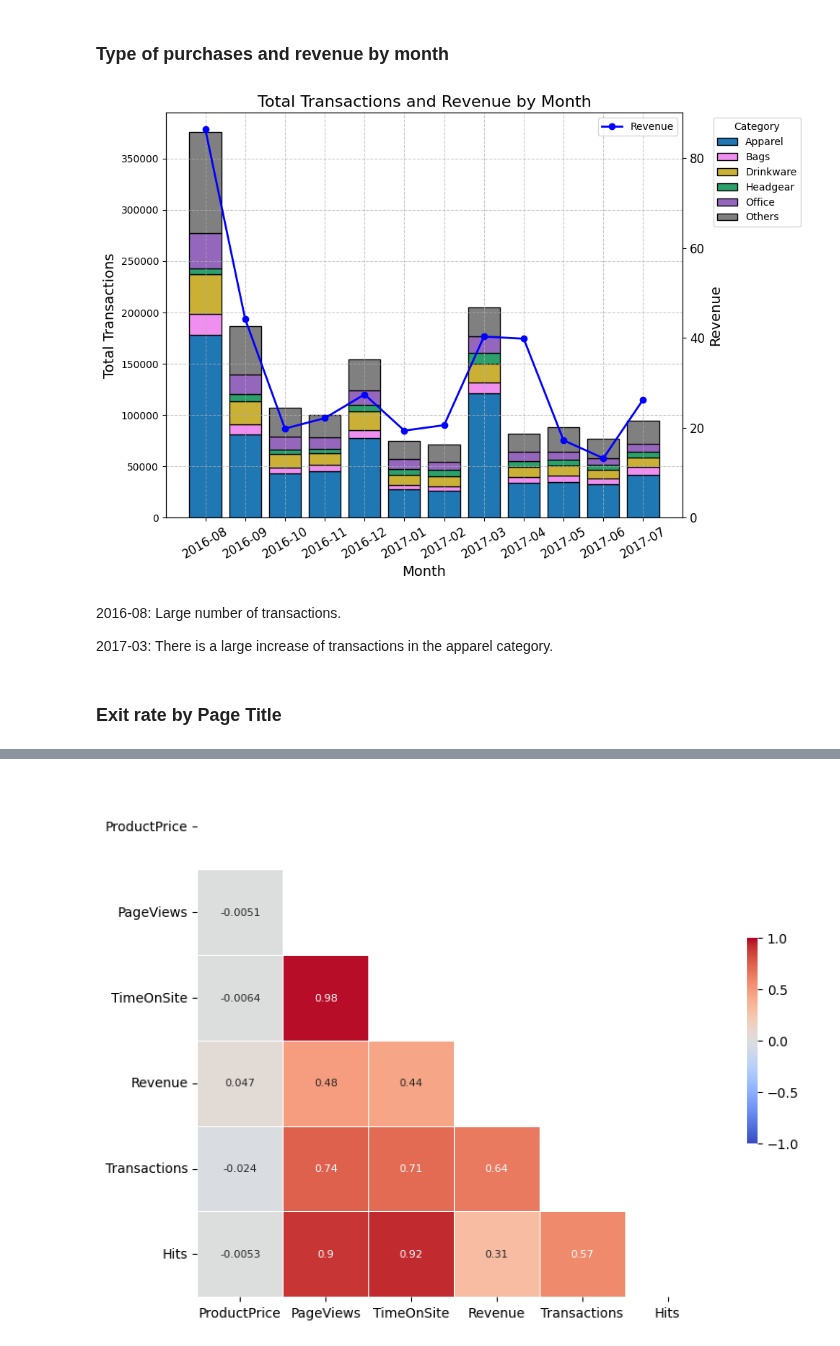
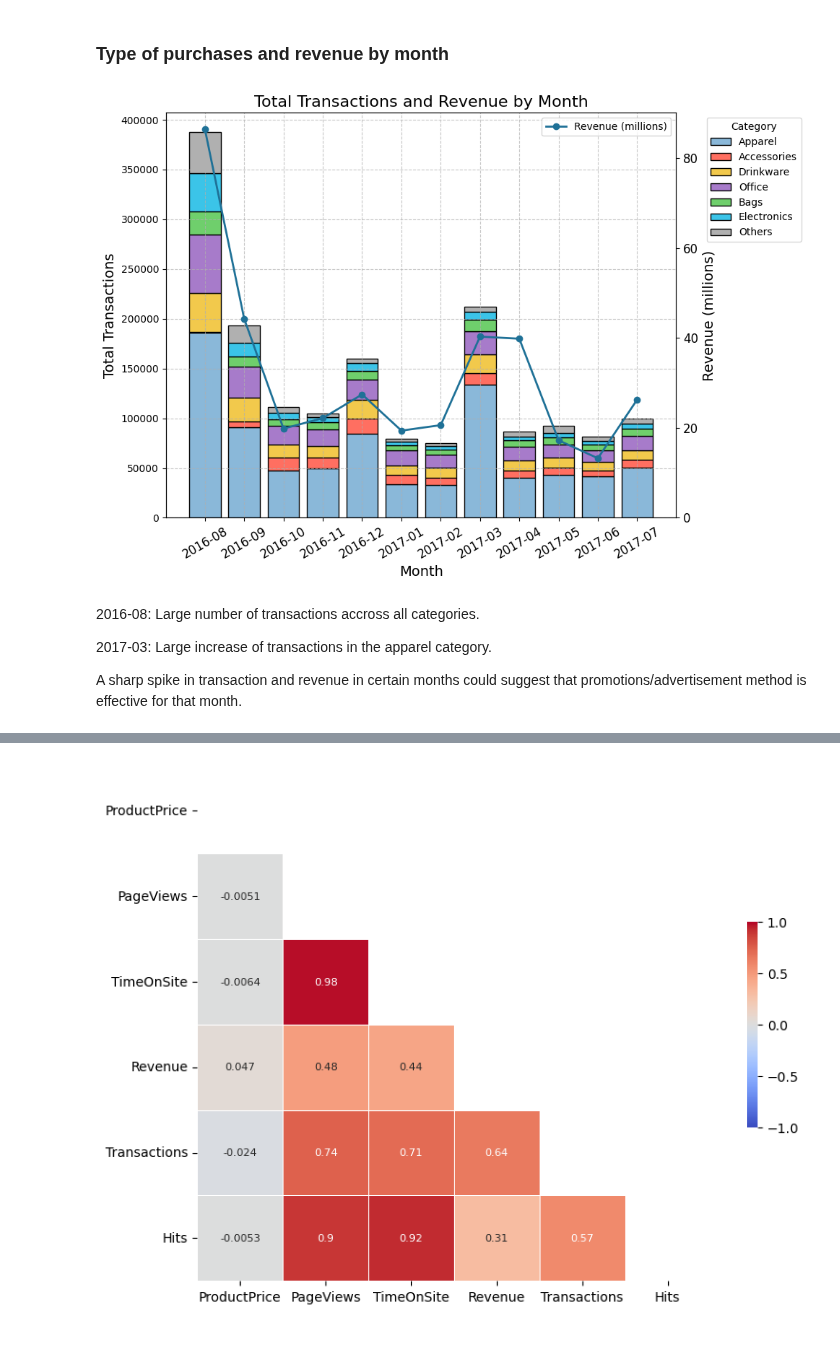
Before and after one commit to woobrandon/DSA3101-Potato-Wedges, a Jupyter notebook: SubgroupA/GoogleAnalyticsAnalysis.ipynb, the cells around one changed output, grey strips where cells are left out. Saved outputs shown, nothing was run; the diff lists cells and outputs as text; code cells hidden in the pictures.

```diff
--- a/SubgroupA/GoogleAnalyticsAnalysis.ipynb
+++ b/SubgroupA/GoogleAnalyticsAnalysis.ipynb
@@ -4,6 +4,8 @@ import pandas as pd
 import numpy as np
 from sklearn.cluster import KMeans
 import matplotlib.pyplot as plt
+import matplotlib.colors as mcolors
+import matplotlib.dates as mdates
 import seaborn as sns
 import warnings
 import math
@@ -14,5 +16,5 @@ pd.set_option('display.width', 10000)
 
 # Change the project name here to your project name in your account
 # client = bigquery.Client(project="dsa3101-435110")  # Brandon
-# client = bigquery.Client(project="dsa3101-434713")  # Swislar
-client = bigquery.Client(project="sturdy-cable-435110-g9") # Yan Rong
+client = bigquery.Client(project="dsa3101-434713")  # Swislar
+# client = bigquery.Client(project="sturdy-cable-435110-g9") # Yan Rong
@@ -66,7 +89,7 @@ What are the key factors influencing customer purchasing behavior?
 ### Type of purchases and revenue by month
 # %%
 query = """
-        SELECT FORMAT_DATE('%Y-%m', PARSE_DATE('%Y%m%d', _TABLE_SUFFIX)) AS MONTH, product.v2ProductCategory AS Category, product.v2ProductName AS product_name, SUM(totals.transactions) AS TotalTransactions, SUM(totals.totalTransactionRevenue) AS TotalRevenue
+        SELECT FORMAT_DATE('%Y-%m', PARSE_DATE('%Y%m%d', _TABLE_SUFFIX)) AS MONTH, product.v2ProductCategory AS Category, product.v2ProductName AS product_name, SUM(totals.transactions) AS TotalTransactions, SUM(totals.totalTransactionRevenue)/1e6 AS TotalRevenue
         FROM `bigquery-public-data.google_analytics_sample.ga_sessions_*`, UNNEST(hits) AS hits, UNNEST(hits.product) AS product
         GROUP BY MONTH, Category, product_name
         HAVING TotalTransactions > 0
@@ -80,9 +103,6 @@ result_df = rows.to_dataframe()
 # Clean categories
 result_df = clean_categories(result_df)
 
-# Since '2017-08' only contains 1 day of data
-result_df = result_df.query("MONTH < '2017-08'")
-
 # Extract the top 6 categories
 top_categories = result_df.groupby(
     'Category')['TotalTransactions'].sum().nlargest(6).index
@@ -91,6 +111,9 @@ top_categories = result_df.groupby(
 result_df['Category'] = result_df['Category'].apply(
     lambda x: x if x in top_categories else 'Others'
 )
+
+# Since '2017-08' only contains 1 day of data
+result_df = result_df.query("MONTH < '2017-08'")
 
 # Pivot the DataFrame to wide format
 pivot_df = result_df.pivot_table(
@@ -103,52 +126,49 @@ fig, ax1 = plt.subplots(figsize=(10, 7))
 # Initialize the bottom parameter
 bottoms = [0] * len(pivot_df)
 
-# Define colors
 category_colors = {
-    'Apparel': '#1f77b4',  # Blue
-    'Bags': '#EF8FEF',  # Pink
-    'Drinkware': '#CAB136',  # Khaki
-    'Headgear': '#2BA06B',  # Forest green
-    "Notebooks & journals": '#2B89A0',   # Turquoise
-    'Office': '#9467bd',   # Purple
-    'Others': '#808080'  # Gray for 'Other'
+    'Apparel': '#8AB8D9',  # Soft Blue
+    'Accessories': '#FF6F61',  # Vivid Coral
+    'Drinkware': '#F2C94C',  # Bright Yellow
+    'Office': '#A77BCA',   # Soft Purple
+    'Bags': '#6FCF6C',  # Bright Green
+    "Electronics": '#3BC4E8',   # Vivid Cyan
+    'Others': '#B0B0B0'  # Medium Gray
 }
 
 # Plot the stacked bar chart on the primary y-axis
 for category, color in category_colors.items():
     if category in pivot_df.TotalTransactions.columns:
         ax1.bar(pivot_df.index, pivot_df.TotalTransactions[category], bottom=bottoms,
                 label=category, color=color, edgecolor='black')
         bottoms = [bottoms[j] + pivot_df.TotalTransactions[category].iloc[j]
                    for j in range(len(bottoms))]
 
 # Create a secondary y-axis
 ax2 = ax1.twinx()
-ax2.plot(pivot_df.index, pivot_df.TotalRevenue.sum(axis=1)/1e12, marker='o',
-         color='b', linestyle='-', linewidth=2, label='Revenue')
+ax2.plot(pivot_df.index, pivot_df.TotalRevenue.sum(axis=1)/1e6, marker='o',
+         color='#1F7197', linestyle='-', linewidth=2, label='Revenue (millions)')
 
-# Add labels and titles
 ax1.set_xlabel('Month', fontsize=14)
 ax1.set_ylabel('Total Transactions', fontsize=14)
 ax1.set_title('Total Transactions and Revenue by Month', fontsize=16)
 ax1.tick_params(axis='x', rotation=30, labelsize=12)
 ax1.legend(title='Category', bbox_to_anchor=(1.05, 1), loc='upper left')
 
-ax2.set_ylabel('Revenue', fontsize=14)
+ax2.set_ylabel('Revenue (millions)', fontsize=14)
 ax2.tick_params(axis='y', labelsize=12)
 ax2.legend(loc='upper right')
 ax2.set_ylim(bottom=0)
 
-# Add a grid
 ax1.grid(True, linestyle='--', alpha=0.7)
 
 plt.tight_layout()
 plt.show()
 # %% [output]
-[figure, old version]
+[figure, new version]
 # %% [markdown]
-2016-08: Large number of transactions.
+2016-08: Large number of transactions accross all categories.
 
-2017-03: There is a large increase of transactions in the apparel category.
+2017-03: Large increase of transactions in the apparel category.
+
+A sharp spike in transaction and revenue in certain months could suggest that promotions/advertisement method is effective for that month.
-# %% [markdown]
-### Exit rate by Page Title
```
Also changed, not shown: parts of 41 cells of this notebook.
